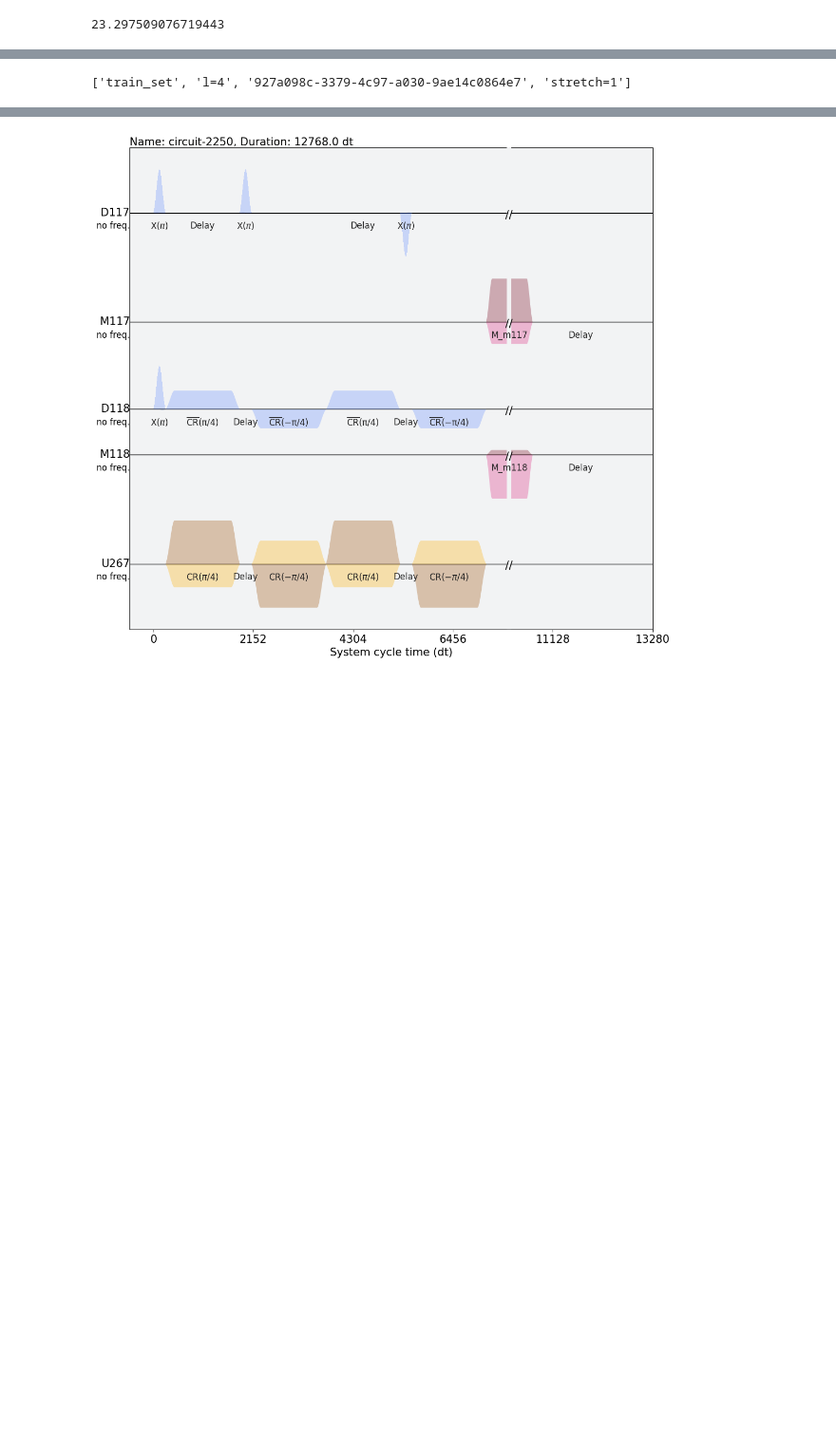
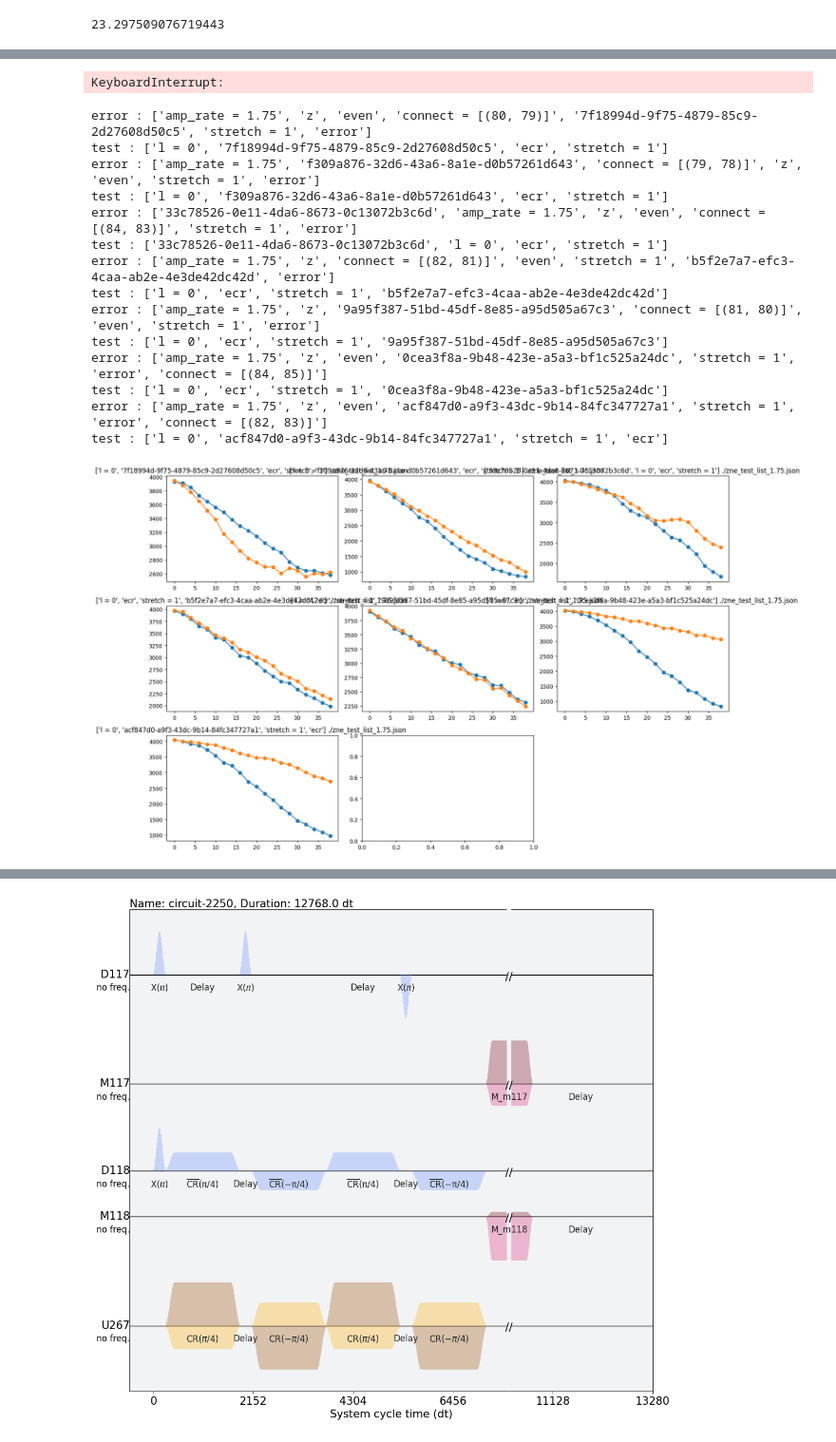
Before and after one commit to pop756/Quantum_KAN, a Jupyter notebook: Real_backend.ipynb, the cells around one changed output, grey strips where cells are left out. Shown at 95% size. Cells and saved outputs as stored; diff of their text form; code cells hidden in the pictures; blank space fills up the shorter version.

```diff
--- a/Real_backend.ipynb
+++ b/Real_backend.ipynb
@@ -264,0 +149,25 @@ test : ['stretch = 1', 'l = 1.8', 'db2b0bf8-2c6e-4c1c-bdcb-b77eddd007ca', 'ecr']
+# %%
+from functions.Train_ZNE import check_connect
+
+init_list = check_connect(backend,[78,79,80,81,82,83,84,85])
+# %%
+from functions.Train_ZNE import train_ZNE
+import pickle
+import json
+backend_kyoto = service.backend('ibm_kyoto')
+
+amp_rate_list = [1.25 + 0.25*i for i in range(10)]
+for amp_rate in amp_rate_list:
+    zne_list = []
+    class_names = []
+    for connect in init_list[0]:
+        zne_l_0_1_5 = train_ZNE(backend_kyoto,[1],connect=list(connect),ecr_stretch=1,amp_rate=amp_rate,l=0)
+        #zne_l_0_1_5.get_data('0172bf81-f3b0-45c7-828d-dae617629c5e')
+        zne_l_0_1_5.run()
+        zne_list.append(zne_l_0_1_5)
+        class_names.append(str(zne_l_0_1_5.class_id))
+
+        with open(f'zne_test_list_{amp_rate}.json','w') as file:
+            json.dump(class_names,file)
+# %% [output]
+KeyboardInterrupt:
@@ -265,2 +238,20 @@ test : ['stretch = 1', 'l = 1.8', 'db2b0bf8-2c6e-4c1c-bdcb-b77eddd007ca', 'ecr']
+# %%
+plot_subplots('./zne_test_list_1.75.json')
+# %% [output]
+error : ['amp_rate = 1.75', 'z', 'even', 'connect = [(80, 79)]', '7f18994d-9f75-4879-85c9-2d27608d50c5', 'stretch = 1', 'error']
+test : ['l = 0', '7f18994d-9f75-4879-85c9-2d27608d50c5', 'ecr', 'stretch = 1']
+error : ['amp_rate = 1.75', 'f309a876-32d6-43a6-8a1e-d0b57261d643', 'connect = [(79, 78)]', 'z', 'even', 'stretch = 1', 'error']
+test : ['l = 0', 'f309a876-32d6-43a6-8a1e-d0b57261d643', 'ecr', 'stretch = 1']
+error : ['33c78526-0e11-4da6-8673-0c13072b3c6d', 'amp_rate = 1.75', 'z', 'even', 'connect = [(84, 83)]', 'stretch = 1', 'error']
+test : ['33c78526-0e11-4da6-8673-0c13072b3c6d', 'l = 0', 'ecr', 'stretch = 1']
+error : ['amp_rate = 1.75', 'z', 'connect = [(82, 81)]', 'even', 'stretch = 1', 'b5f2e7a7-efc3-4caa-ab2e-4e3de42dc42d', 'error']
+test : ['l = 0', 'ecr', 'stretch = 1', 'b5f2e7a7-efc3-4caa-ab2e-4e3de42dc42d']
+error : ['amp_rate = 1.75', 'z', '9a95f387-51bd-45df-8e85-a95d505a67c3', 'connect = [(81, 80)]', 'even', 'stretch = 1', 'error']
+test : ['l = 0', 'ecr', 'stretch = 1', '9a95f387-51bd-45df-8e85-a95d505a67c3']
+error : ['amp_rate = 1.75', 'z', 'even', '0cea3f8a-9b48-423e-a5a3-bf1c525a24dc', 'stretch = 1', 'error', 'connect = [(84, 85)]']
+test : ['l = 0', 'ecr', 'stretch = 1', '0cea3f8a-9b48-423e-a5a3-bf1c525a24dc']
+error : ['amp_rate = 1.75', 'z', 'even', 'acf847d0-a9f3-43dc-9b14-84fc347727a1', 'stretch = 1', 'error', 'connect = [(82, 83)]']
+test : ['l = 0', 'acf847d0-a9f3-43dc-9b14-84fc347727a1', 'stretch = 1', 'ecr']
+[figure, added]
 # %%
 from functions.Train_ZNE import ZNE
@@ -273,4 +264,0 @@ zne_osaka.get_data('59ab4007-4e2c-4986-a157-f782cc9e19d6')
-# %%
-zne_osaka.train_jobs[0].tags
-# %% [output]
-['train_set', 'l=4', '927a098c-3379-4c97-a030-9ae14c0864e7', 'stretch=1']
```
Also changed, not shown: parts of 25 cells of this notebook, 18 other files.
